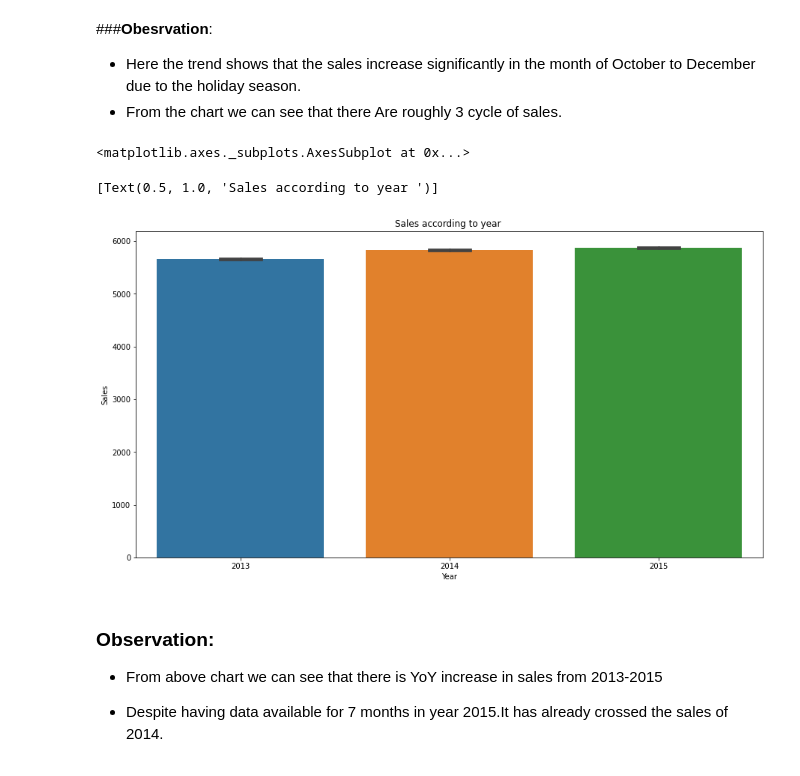
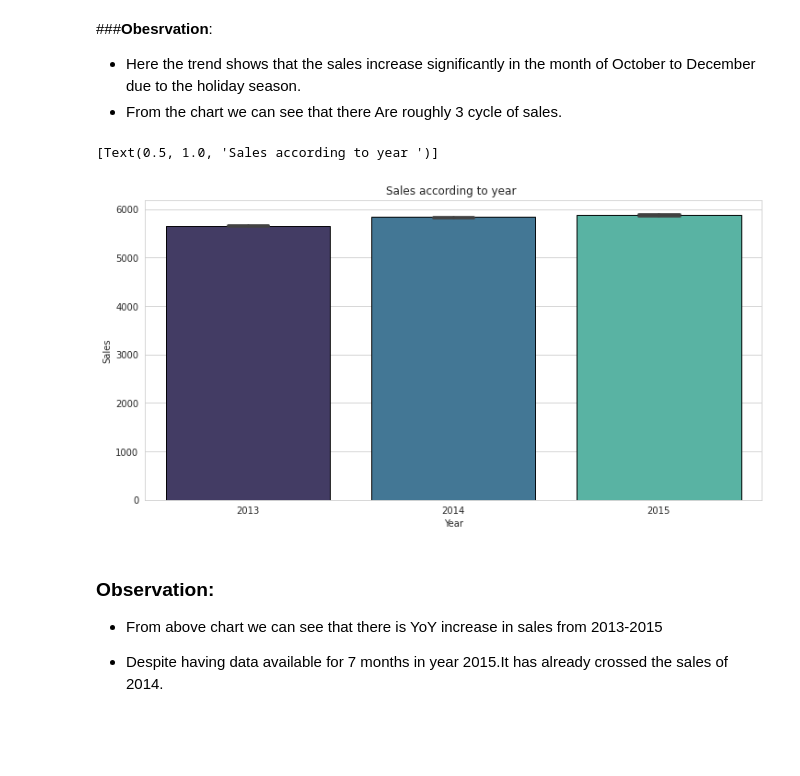
Before and after one commit to piyush02nir/Retail-Sales-Prediction, a Jupyter notebook: Retail_Sales_Prediction.ipynb, the cells around one changed output. Saved outputs shown, nothing was run; the diff lists cells and outputs as text; code cells hidden in the pictures; blank space fills up the shorter version.

```diff
--- a/Retail_Sales_Prediction.ipynb
+++ b/Retail_Sales_Prediction.ipynb
@@ -558,10 +603,6 @@ b      6690
 c      4100
 Name: StateHoliday, dtype: int64
 # %%
-# code for changing Assortment dtype from object to int.
-df_rms['Assortment'] = df_rms['Assortment'].map({'a': 0, "b": 1, "c": 2})
-#converting catagorical value into interger values based on store type class.
-df_rms['StoreType'] = df_rms['StoreType'].map({'a': 0, "b": 1, "c": 2, "d": 3})
 ##converting catagorical value into interger values based on StateHoliday class.
 df_rms["StateHoliday"] = df_rms["StateHoliday"].map({0: 0, "0": 0, "a": 1, "b": 1, "c": 1})
 # %%
@@ -586,7 +627 @@ dtypes: datetime64[ns](1), float64(5), int64(15), object(1)
 memory usage: 170.7+ MB
-# %%
-#converting object dtype to integer.
-df_rms['Date'] = df_rms['Date'].astype(int) #convert in int Dtype
-df_rms['StoreType']= df_rms['StoreType'].astype(int)
-df_rms['Assortment']= df_rms['Assortment'].astype(int)
-df_rms['StateHoliday']= df_rms['StoreType'].astype(int)
@@ -592,0 +630,3 @@ df_rms['StateHoliday']= df_rms['StoreType'].astype(int)
+# %%
+#converting object dtype to integer.
+df_rms['StateHoliday']= df_rms['StateHoliday'].astype(int)
@@ -627,14 +655,13 @@ sns.catplot( data=df_rms,x="Month", y="Sales", hue="Year", style="Year",kind="po
 *   From the chart we can see that there Are roughly 3 cycle of sales.
 # %%
 #anlysis of data by vizualisation
-fig,ax=plt.subplots(figsize=(15,8))
-sns.barplot(data=df_rms,x='Year',y='Sales',ax=ax,capsize=.2)
-ax.set(title='Sales according to year ')
+fig,ax=plt.subplots(figsize=(12,6))
+year_sales = sns.barplot(data=df_rms,x='Year',y='Sales',palette = "mako",edgecolor = 'black',ax = ax, capsize = .2)
+ax.set(title = 'Sales according to year ')
 plt.show()
 # %% [output]
-<matplotlib.axes._subplots.AxesSubplot at 0x...>
+[Text(0.5, 1.0, 'Sales according to year ')]
-[Text(0.5, 1.0, 'Sales according to year ')]
-[figure, old version]
+[figure, new version]
 # %% [markdown]
 ### <font color = "sky blue">**Observation:**
 
```
Also changed, not shown: parts of 166 cells of this notebook.
